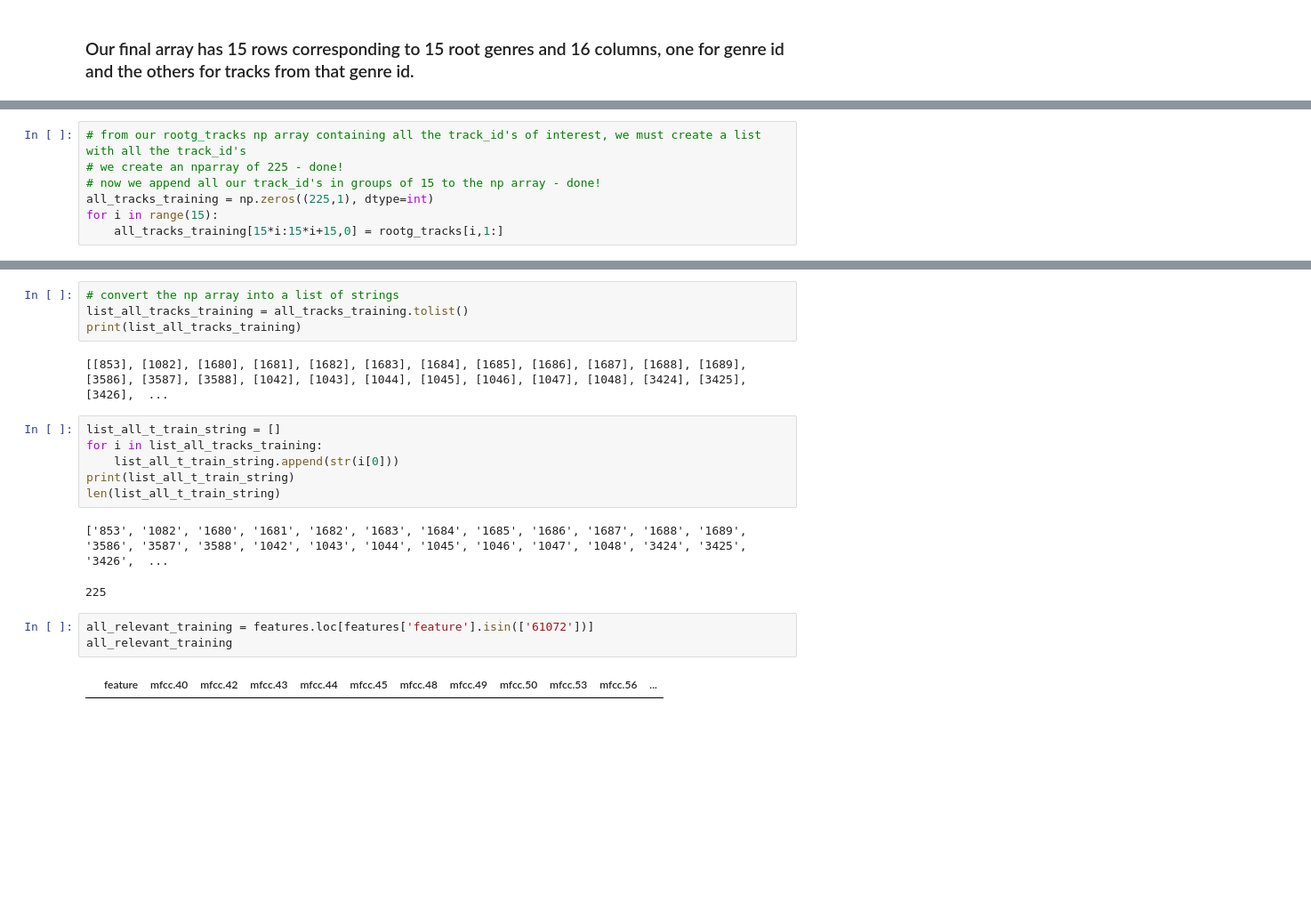
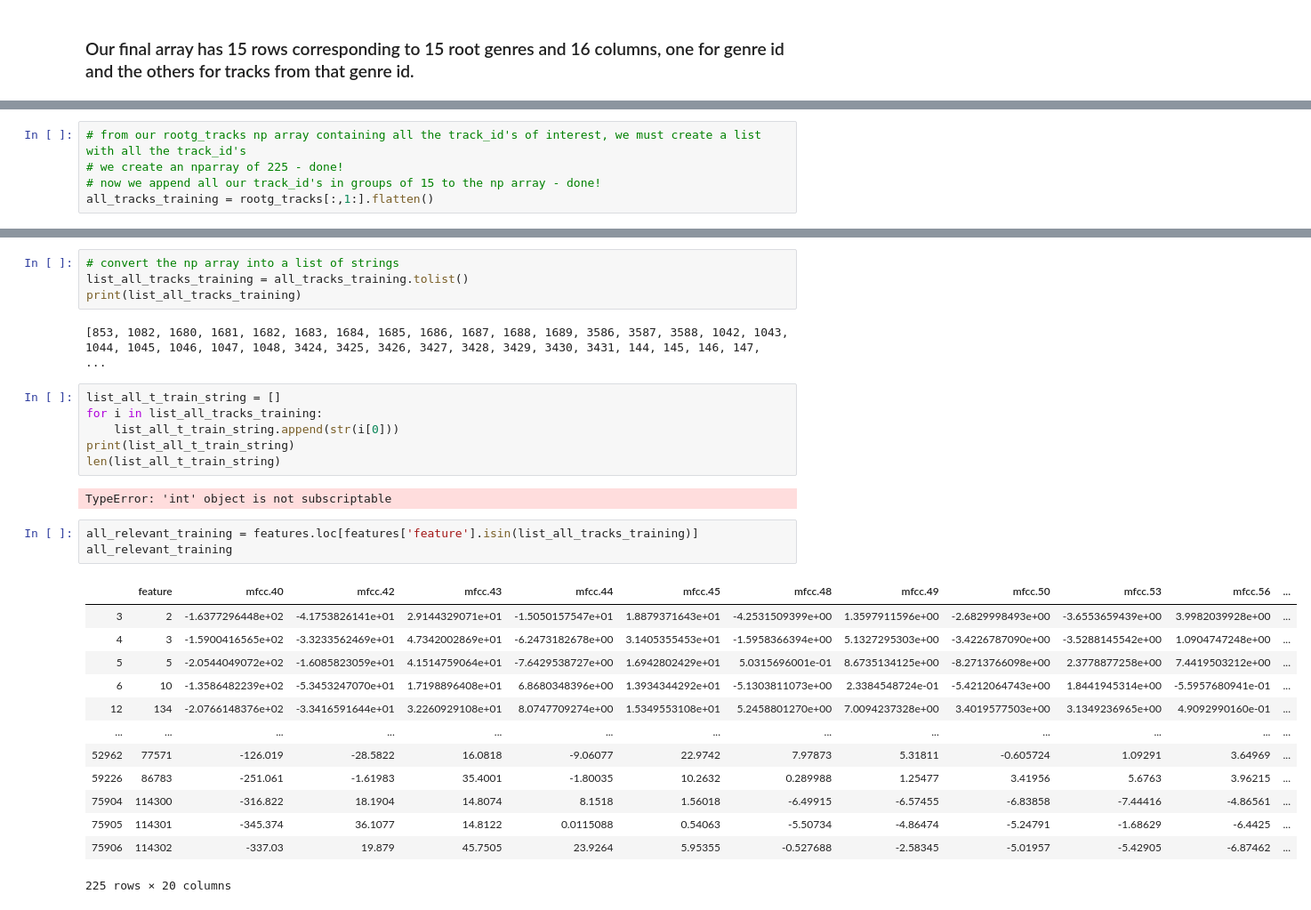
Before and after one commit to adityasant/ECE271Project, a Jupyter notebook: Local Codes and Notebooks/Classifier.ipynb, the cells around one changed output, grey strips where cells are left out. Shown: that part at 89% size. Saved outputs shown, nothing was run; the diff lists cells and outputs as text; blank space fills up the shorter version.

```diff
--- a/Local Codes and Notebooks/Classifier.ipynb
+++ b/Local Codes and Notebooks/Classifier.ipynb
@@ -364,9 +320,7 @@ feat1
 # from our rootg_tracks np array containing all the track_id's of interest, we must create a list with all the track_id's
 # we create an nparray of 225 - done!
 # now we append all our track_id's in groups of 15 to the np array - done!
-all_tracks_training = np.zeros((225,1), dtype=int)
-for i in range(15):
-    all_tracks_training[15*i:15*i+15,0] = rootg_tracks[i,1:]
+all_tracks_training = rootg_tracks[:,1:].flatten()
 # %%
 # print all_tracks_training to verify
 print(all_tracks_training)
@@ -394,7 +348,7 @@ print(all_tracks_training.shape)
 list_all_tracks_training = all_tracks_training.tolist()
 print(list_all_tracks_training)
 # %% [output]
-[[853], [1082], [1680], [1681], [1682], [1683], [1684], [1685], [1686], [1687], [1688], [1689], [3586], [3587], [3588], [1042], [1043], [1044], [1045], [1046], [1047], [1048], [3424], [3425], [3426],  ...
+[853, 1082, 1680, 1681, 1682, 1683, 1684, 1685, 1686, 1687, 1688, 1689, 3586, 3587, 3588, 1042, 1043, 1044, 1045, 1046, 1047, 1048, 3424, 3425, 3426, 3427, 3428, 3429, 3430, 3431, 144, 145, 146, 147,  ...
 # %%
 list_all_t_train_string = []
 for i in list_all_tracks_training:
@@ -402,10 +356,21 @@ for i in list_all_tracks_training:
 print(list_all_t_train_string)
 len(list_all_t_train_string)
 # %% [output]
-['853', '1082', '1680', '1681', '1682', '1683', '1684', '1685', '1686', '1687', '1688', '1689', '3586', '3587', '3588', '1042', '1043', '1044', '1045', '1046', '1047', '1048', '3424', '3425', '3426',  ...
+TypeError: 'int' object is not subscriptable
-225
 # %%
-all_relevant_training = features.loc[features['feature'].isin(['61072'])]
+all_relevant_training = features.loc[features['feature'].isin(list_all_tracks_training)]
 all_relevant_training
 # %% [output]
 |  | feature | mfcc.40 | mfcc.42 | mfcc.43 | mfcc.44 | mfcc.45 | mfcc.48 | mfcc.49 | mfcc.50 | mfcc.53 | mfcc.56 | ... |
+| 3 | 2 | -1.6377296448e+02 | -4.1753826141e+01 | 2.9144329071e+01 | -1.5050157547e+01 | 1.8879371643e+01 | -4.2531509399e+00 | 1.3597911596e+00 | -2.6829998493e+00 | -3.6553659439e+00 | 3.9982039928e+00 | ... |
+| 4 | 3 | -1.5900416565e+02 | -3.3233562469e+01 | 4.7342002869e+01 | -6.2473182678e+00 | 3.1405355453e+01 | -1.5958366394e+00 | 5.1327295303e+00 | -3.4226787090e+00 | -3.5288145542e+00 | 1.0904747248e+00 | ... |
+| 5 | 5 | -2.0544049072e+02 | -1.6085823059e+01 | 4.1514759064e+01 | -7.6429538727e+00 | 1.6942802429e+01 | 5.0315696001e-01 | 8.6735134125e+00 | -8.2713766098e+00 | 2.3778877258e+00 | 7.4419503212e+00 | ... |
+| 6 | 10 | -1.3586482239e+02 | -5.3453247070e+01 | 1.7198896408e+01 | 6.8680348396e+00 | 1.3934344292e+01 | -5.1303811073e+00 | 2.3384548724e-01 | -5.4212064743e+00 | 1.8441945314e+00 | -5.5957680941e-01 | ... |
+| 12 | 134 | -2.0766148376e+02 | -3.3416591644e+01 | 3.2260929108e+01 | 8.0747709274e+00 | 1.5349553108e+01 | 5.2458801270e+00 | 7.0094237328e+00 | 3.4019577503e+00 | 3.1349236965e+00 | 4.9092990160e-01 | ... |
+| ... | ... | ... | ... | ... | ... | ... | ... | ... | ... | ... | ... | ... |
+| 52962 | 77571 | -126.019 | -28.5822 | 16.0818 | -9.06077 | 22.9742 | 7.97873 | 5.31811 | -0.605724 | 1.09291 | 3.64969 | ... |
+| 59226 | 86783 | -251.061 | -1.61983 | 35.4001 | -1.80035 | 10.2632 | 0.289988 | 1.25477 | 3.41956 | 5.6763 | 3.96215 | ... |
+| 75904 | 114300 | -316.822 | 18.1904 | 14.8074 | 8.1518 | 1.56018 | -6.49915 | -6.57455 | -6.83858 | -7.44416 | -4.86561 | ... |
+| 75905 | 114301 | -345.374 | 36.1077 | 14.8122 | 0.0115088 | 0.54063 | -5.50734 | -4.86474 | -5.24791 | -1.68629 | -6.4425 | ... |
+| 75906 | 114302 | -337.03 | 19.879 | 45.7505 | 23.9264 | 5.95355 | -0.527688 | -2.58345 | -5.01957 | -5.42905 | -6.87462 | ... |
+225 rows × 20 columns
```
Also changed, not shown: parts of 20 cells of this notebook.
